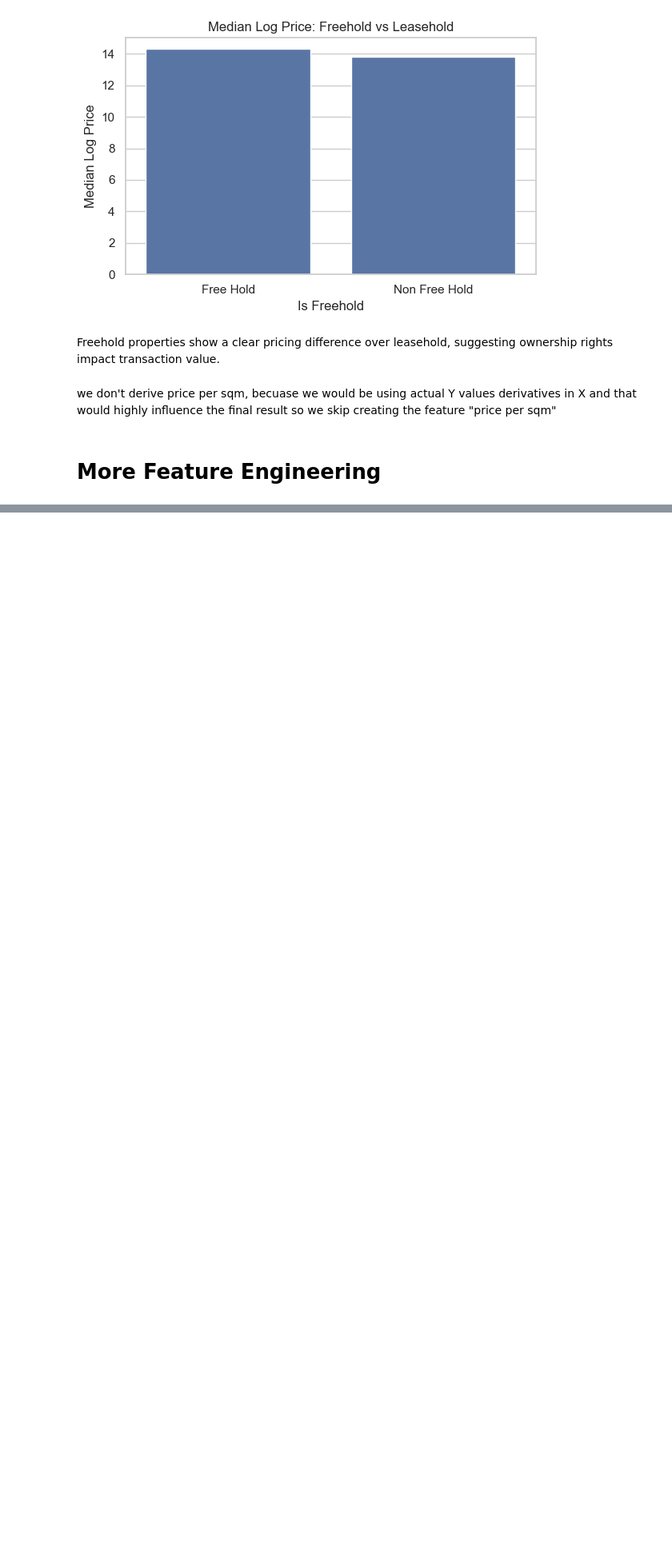
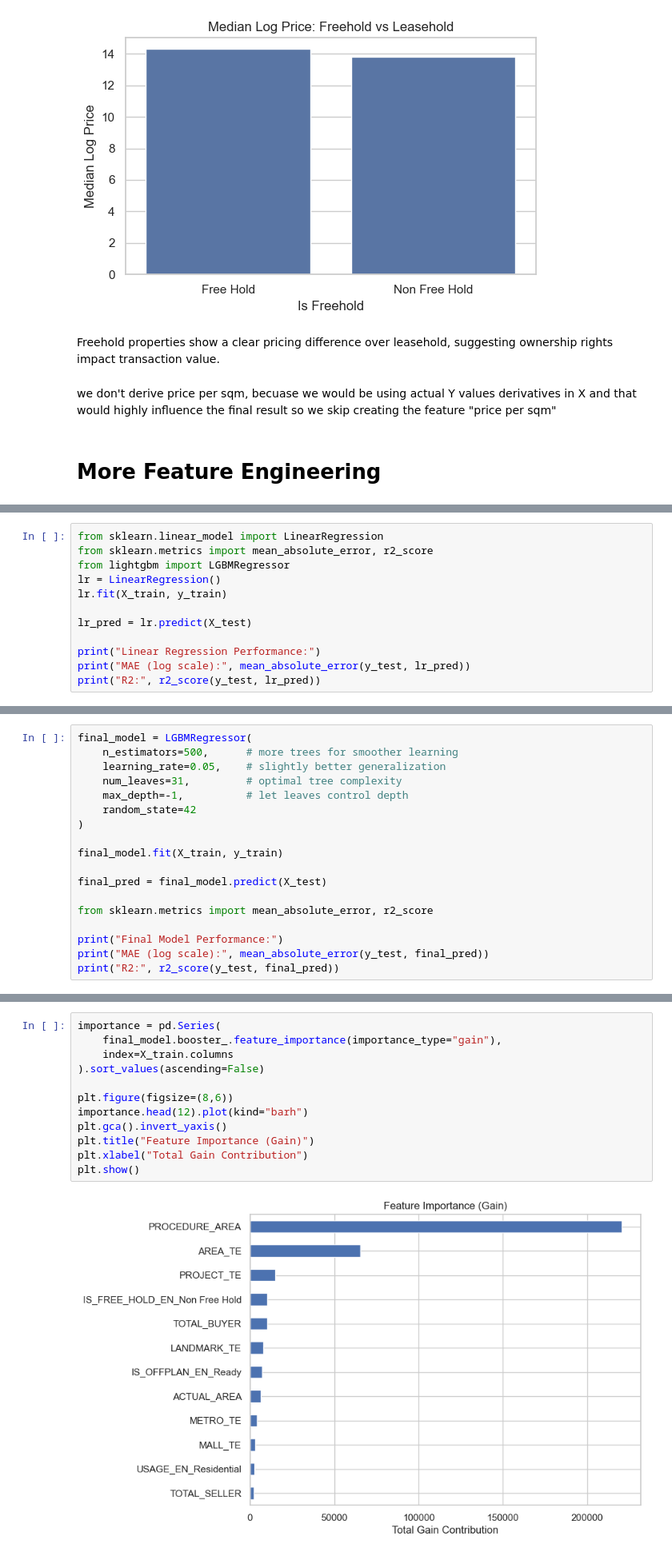
Before and after one commit to anuj-aj/Real-Estate-price-prediction, a Jupyter notebook: notebooks/analysis.ipynb, the cells around one changed output, grey strips where cells are left out. Shown at 80% size. Drawn from its saved outputs; the diff is of its cells as text; blank space fills up the shorter version.

```diff
--- a/notebooks/analysis.ipynb
+++ b/notebooks/analysis.ipynb
@@ -749,0 +710,12 @@ NameError: name 'LGBMRegressor' is not defined
+# %%
+from sklearn.linear_model import LinearRegression
+from sklearn.metrics import mean_absolute_error, r2_score
+from lightgbm import LGBMRegressor
+lr = LinearRegression()
+lr.fit(X_train, y_train)
+
+lr_pred = lr.predict(X_test)
+
+print("Linear Regression Performance:")
+print("MAE (log scale):", mean_absolute_error(y_test, lr_pred))
+print("R2:", r2_score(y_test, lr_pred))
@@ -770,0 +899,18 @@ print(importance.head(15))
+# %%
+final_model = LGBMRegressor(
+    n_estimators=500,      # more trees for smoother learning
+    learning_rate=0.05,    # slightly better generalization
+    num_leaves=31,         # optimal tree complexity
+    max_depth=-1,          # let leaves control depth
+    random_state=42
+)
+
+final_model.fit(X_train, y_train)
+
+final_pred = final_model.predict(X_test)
+
+from sklearn.metrics import mean_absolute_error, r2_score
+
+print("Final Model Performance:")
+print("MAE (log scale):", mean_absolute_error(y_test, final_pred))
+print("R2:", r2_score(y_test, final_pred))
@@ -770,0 +975,14 @@ print(importance.head(15))
+# %%
+importance = pd.Series(
+    final_model.booster_.feature_importance(importance_type="gain"),
+    index=X_train.columns
+).sort_values(ascending=False)
+
+plt.figure(figsize=(8,6))
+importance.head(12).plot(kind="barh")
+plt.gca().invert_yaxis()
+plt.title("Feature Importance (Gain)")
+plt.xlabel("Total Gain Contribution")
+plt.show()
+# %% [output]
+[figure, added]
```
Also changed, not shown: parts of 46 cells of this notebook, 9 other files.
